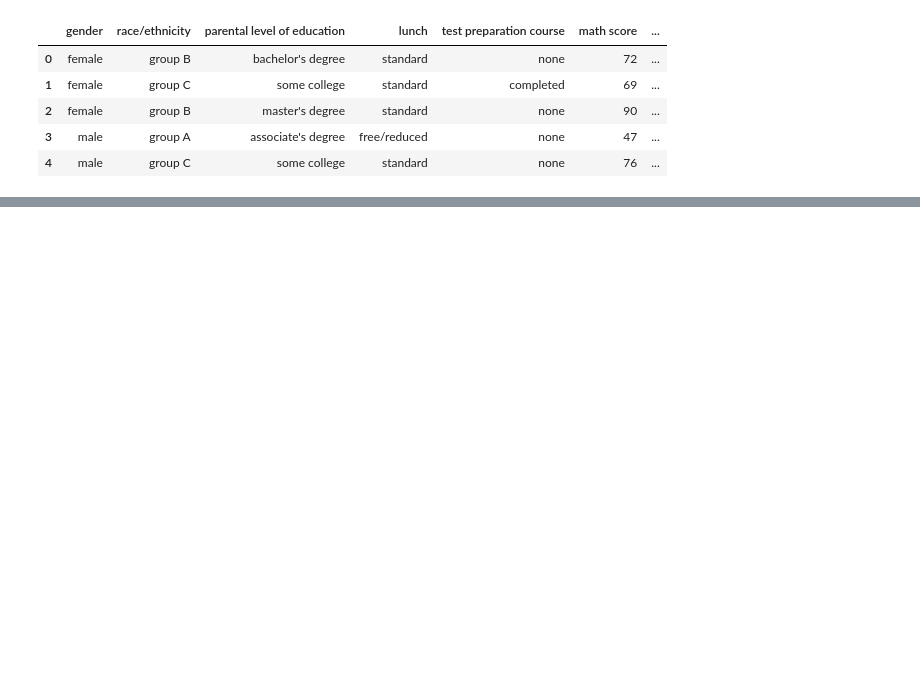
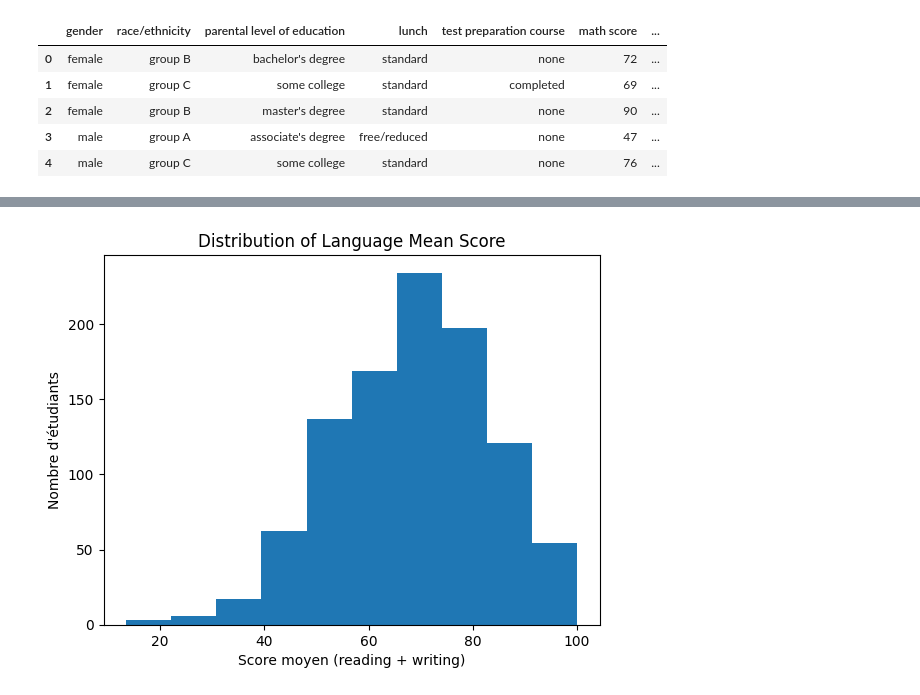
Before and after one commit to Nino-YM/Documentation, a Jupyter notebook: Documentation.ipynb, the cells around one changed output, grey strips where cells are left out. Drawn from its saved outputs; the diff is of its cells as text; code cells hidden in the pictures; blank space fills up the shorter version.

```diff
--- a/Documentation.ipynb
+++ b/Documentation.ipynb
@@ -112,0 +121,9 @@ correlation_matrix
+# %%
+plt.figure()
+plt.hist(df["language mean score"])
+plt.title("Distribution of Language Mean Score")
+plt.xlabel("Score moyen (reading + writing)")
+plt.ylabel("Nombre d'étudiants")
+plt.show()
+# %% [output]
+[figure, added]
```
Also changed, not shown: parts of 16 cells of this notebook, 9 other files.
